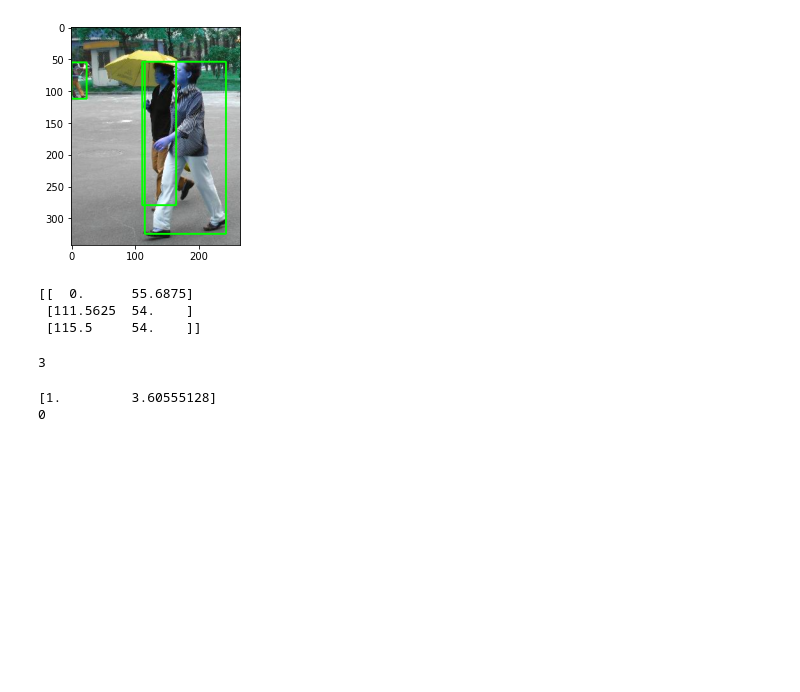
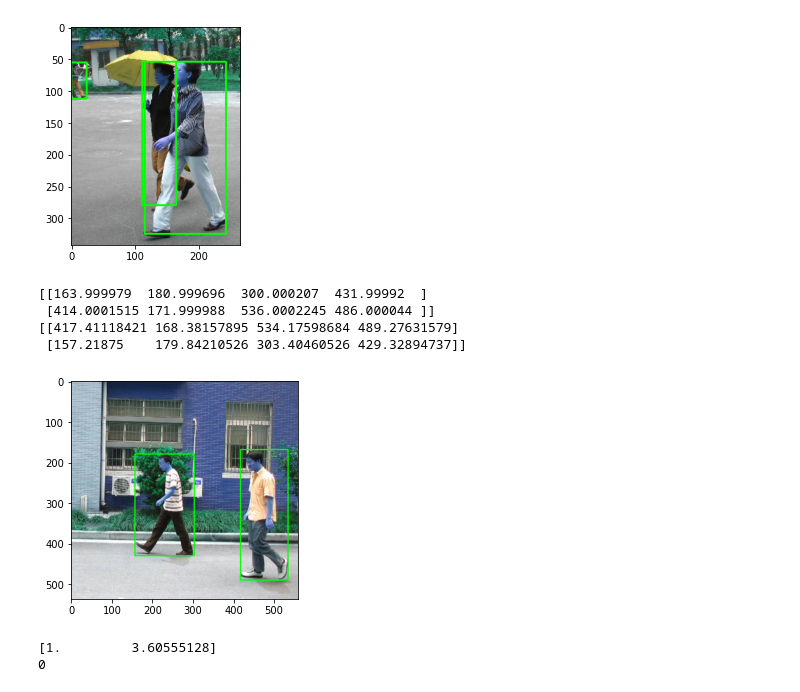
Before and after one commit to lephuocdat2000/Advanced-CV, a Jupyter notebook: FinalProject.ipynb, the cells around one changed output. Cells and saved outputs as stored; diff of their text form; code cells hidden in the pictures; blank space fills up the shorter version.

```diff
--- a/FinalProject.ipynb
+++ b/FinalProject.ipynb
@@ -381,16 +381,16 @@ def IOU_Calculation(gt_bbox,pred_bbox):
 
 def TP_FP_FN(arr,larger_arr):
   saved_idx = np.array([-1]*len(larger_arr))
-  TP,FP,FN = 0
+  TP,FP,FN = 0,0,0
   for i in range(0,len(arr)):
      sub_arr = arr[i] - larger_arr
      sqrt_arr = np.sqrt(sub_arr[:,0]**2+sub_arr[:,1]**2)
      min_idx = np.argmin(sqrt_arr)
      saved_idx[i] = min_idx
-     IOU = IOU_Calculation(gt_box[min_idx],boxes[i])
+     IOU = IOU_Calculation(gt_bbox[min_idx],boxes[i])
      if IOU >=0.5: TP+=1
      else: FP+=1
-  FN = len(np.where(save_idx!=-1)[0])
+  FN = len(np.where(saved_idx!=-1)[0])
   return (TP,FP,FN)
 
 def Image_to_Image(array1,array2):
@@ -403,43 +403,52 @@ def Image_to_Image(array1,array2):
   return (precision,recall)
 
 def Read_Txt(file_path):
-    with open(path,'r') as f:
+  with open(path,'r') as f:
       lines = f.readlines()
       bbox_gt = np.zeros((len(lines),4))
       for i,line in enumerate(lines):
         coordinate = line.split()
-        xmin,ymin,xmax,ymax = float(coordinate[1]),float(coordinate[2]),float(coordinate[3]),float(coordinate[4])
+        xmin,ymin,xmax,ymax = float(coordinate[1]) - float(coordinate[3])/2, float(coordinate[2]) - float(coordinate[4])/2,float(coordinate[1]) + float(coordinate[3])/2, float(coordinate[2]) + float(coordinate[4])/2
         bbox_gt[i][0:4] = [xmin,ymin,xmax,ymax]
-   return bbox_gt
+  return bbox_gt
 
 def mAP(precision_arr,recall_arr):
   recall_arr = np.sort(recall_arr)
-# %% [output]
-[[  0.      55.6875]
- [111.5625  54.    ]
- [115.5     54.    ]]
 # %%
-list_path = os.list_dir('')
+list_path = ['/content/drive/MyDrive/FudanPed00001.txt']
 precision_arr = []
 recall_arr = []
 for path in list_path:
-   bbox_gt = Read_Txt(path)
-   boxes = Read_Img('')
-   precision,recall = Image_to_Image(bbox_gt,boxes)
+   gt_bbox = Read_Txt(path)
+   image = cv2.imread('/content/drive/MyDrive/FudanPed00001.png')
+   img_height,img_width = image.shape[0],image.shape[1]
+   gt_bbox[:,0] = gt_bbox[:,0]*img_width
+   gt_bbox[:,1] = gt_bbox[:,1]*img_height
+   gt_bbox[:,2] = gt_bbox[:,2]*img_width
+   gt_bbox[:,3] = gt_bbox[:,3]*img_height
+   boxes = darknet_helper(image,width,height)
+  #  for (xmin,ymin,xmax,ymax) in boxes:
+  #   cv2.rectangle(image,(int(xmin),int(ymin)),(int(xmax),int(ymax)),(0,255,0),2)
+  #  plt.imshow(image)
+  #  plt.show()
+   precision,recall = Image_to_Image(gt_bbox,boxes)
    precision_arr.append(precision)
    recall_arr.append(recall)
 prec_at_rec = []
 for recall_level in np.linspace(0.0,1.0,11):
   try:
     args = np.where(recall_arr>recall_level)
     prec = max(precision_arr[args])
   except:
     prec = 0.0
-  pret_at_rec.append(prec)
+  prec_at_rec.append(prec)
 avg_prec = np.mean(prec_at_rec)
-print(avg_prec)
 # %% [output]
-3
+[[163.999979  180.999696  300.000207  431.99992  ]
+ [414.0001515 171.999988  536.0002245 486.000044 ]]
+[[417.41118421 168.38157895 534.17598684 489.27631579]
+ [157.21875    179.84210526 303.40460526 429.32894737]]
+[figure, added]
 # %%
 a = np.array([[1,2],[3,4]])
 b = np.array([[1,1],[2,5],[3,5]])
```
Also changed, not shown: parts of 1 cell of this notebook.
